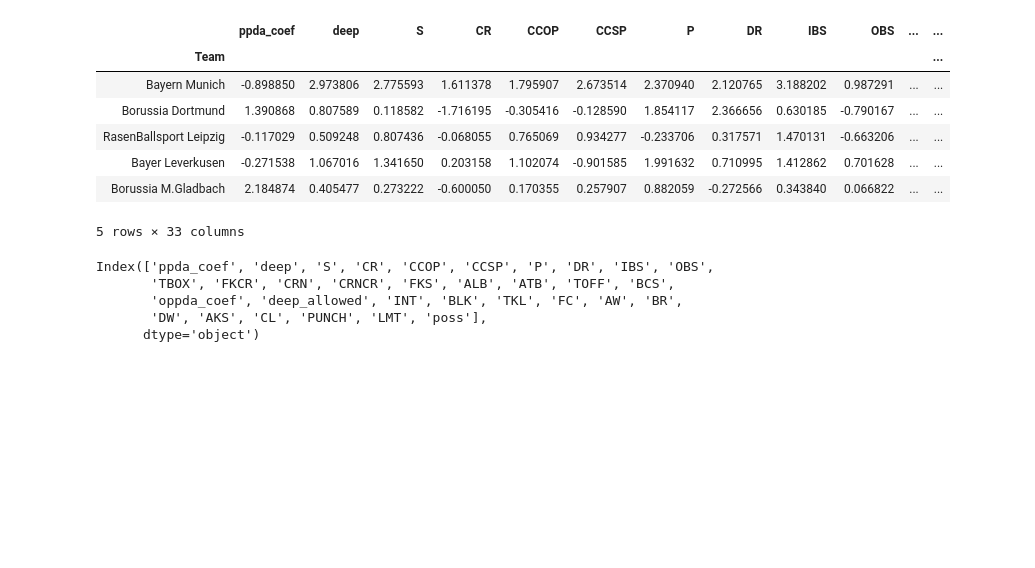
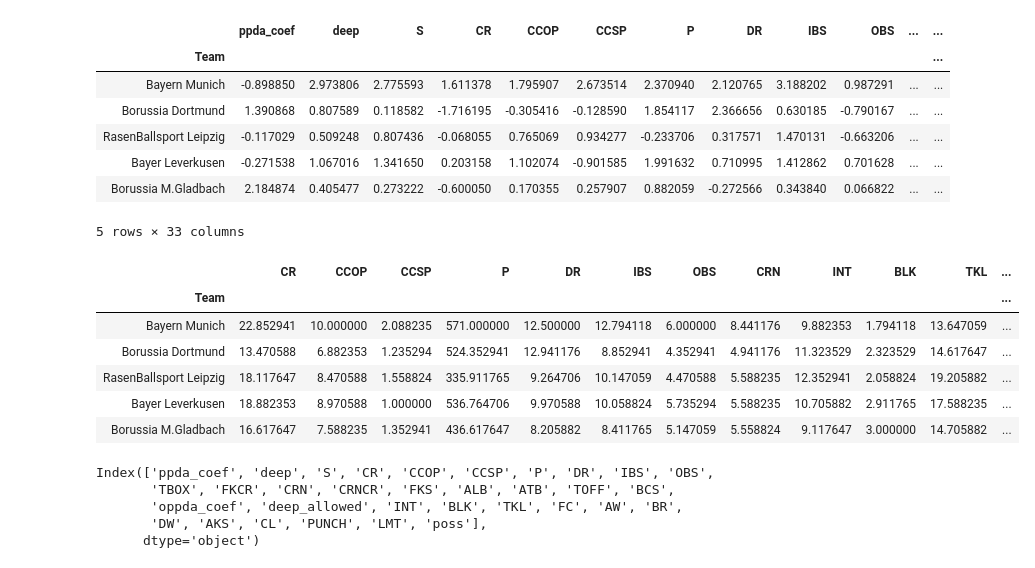
Before and after one commit to triolinho/final_project_repo, a Jupyter notebook: final_4.ipynb, the cells around one changed output. Cells and saved outputs as stored; diff of their text form; code cells hidden in the pictures; blank space fills up the shorter version.

```diff
--- a/final_4.ipynb
+++ b/final_4.ipynb
@@ -62,3 +61,15 @@ df_scaled2.head()
 | Bayer Leverkusen | -0.271538 | 1.067016 | 1.341650 | 0.203158 | 1.102074 | -0.901585 | 1.991632 | 0.710995 | 1.412862 | 0.701628 | ... | ... |
 | Borussia M.Gladbach | 2.184874 | 0.405477 | 0.273222 | -0.600050 | 0.170355 | 0.257907 | 0.882059 | -0.272566 | 0.343840 | 0.066822 | ... | ... |
 5 rows × 33 columns
+# %%
+df_stats_poss3 = pd.read_csv('df_stats_poss3.csv', index_col='Team')
+# %%
+df_stats_poss3.head()
+# %% [output]
+|  | CR | CCOP | CCSP | P | DR | IBS | OBS | CRN | INT | BLK | TKL | ... |
+| Team |  |  |  |  |  |  |  |  |  |  |  | ... |
+| Bayern Munich | 22.852941 | 10.000000 | 2.088235 | 571.000000 | 12.500000 | 12.794118 | 6.000000 | 8.441176 | 9.882353 | 1.794118 | 13.647059 | ... |
+| Borussia Dortmund | 13.470588 | 6.882353 | 1.235294 | 524.352941 | 12.941176 | 8.852941 | 4.352941 | 4.941176 | 11.323529 | 2.323529 | 14.617647 | ... |
+| RasenBallsport Leipzig | 18.117647 | 8.470588 | 1.558824 | 335.911765 | 9.264706 | 10.147059 | 4.470588 | 5.588235 | 12.352941 | 2.058824 | 19.205882 | ... |
+| Bayer Leverkusen | 18.882353 | 8.970588 | 1.000000 | 536.764706 | 9.970588 | 10.058824 | 5.735294 | 5.588235 | 10.705882 | 2.911765 | 17.588235 | ... |
+| Borussia M.Gladbach | 16.617647 | 7.588235 | 1.352941 | 436.617647 | 8.205882 | 8.411765 | 5.147059 | 5.558824 | 9.117647 | 3.000000 | 14.705882 | ... |
```
Also changed, not shown: parts of 29 cells of this notebook, 2 other files.
